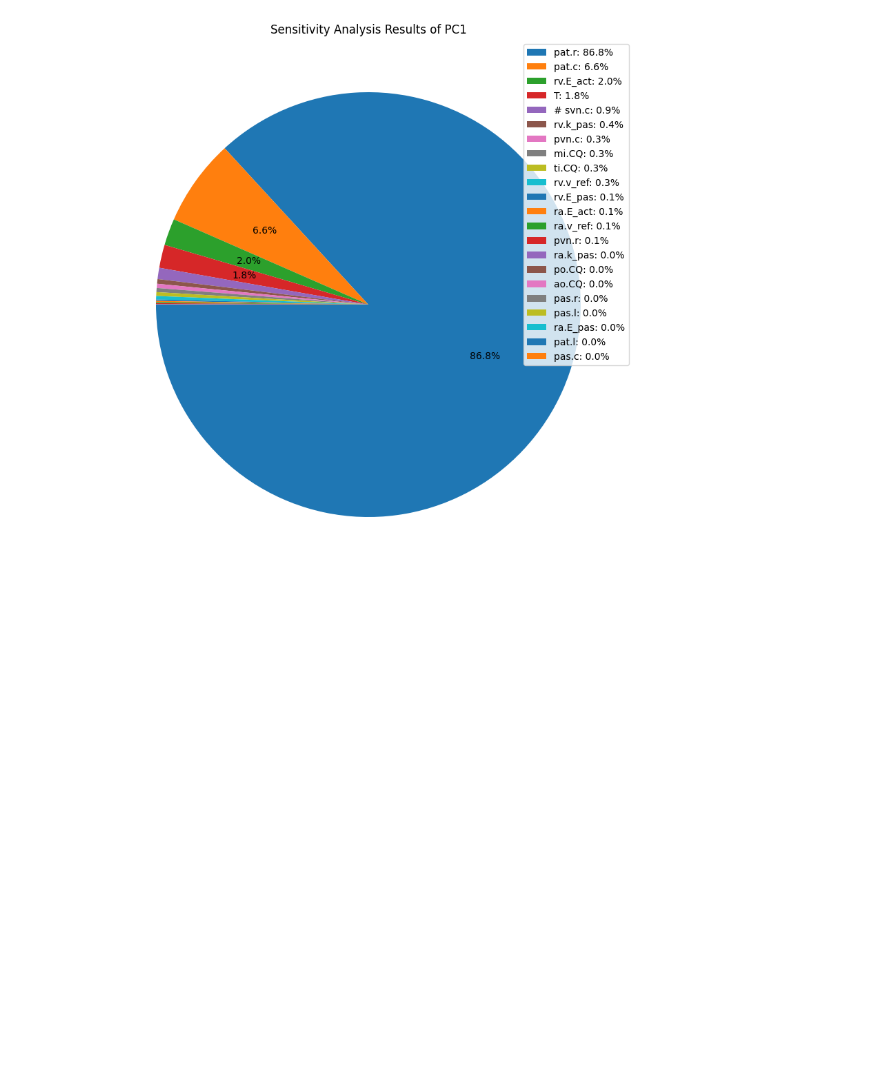
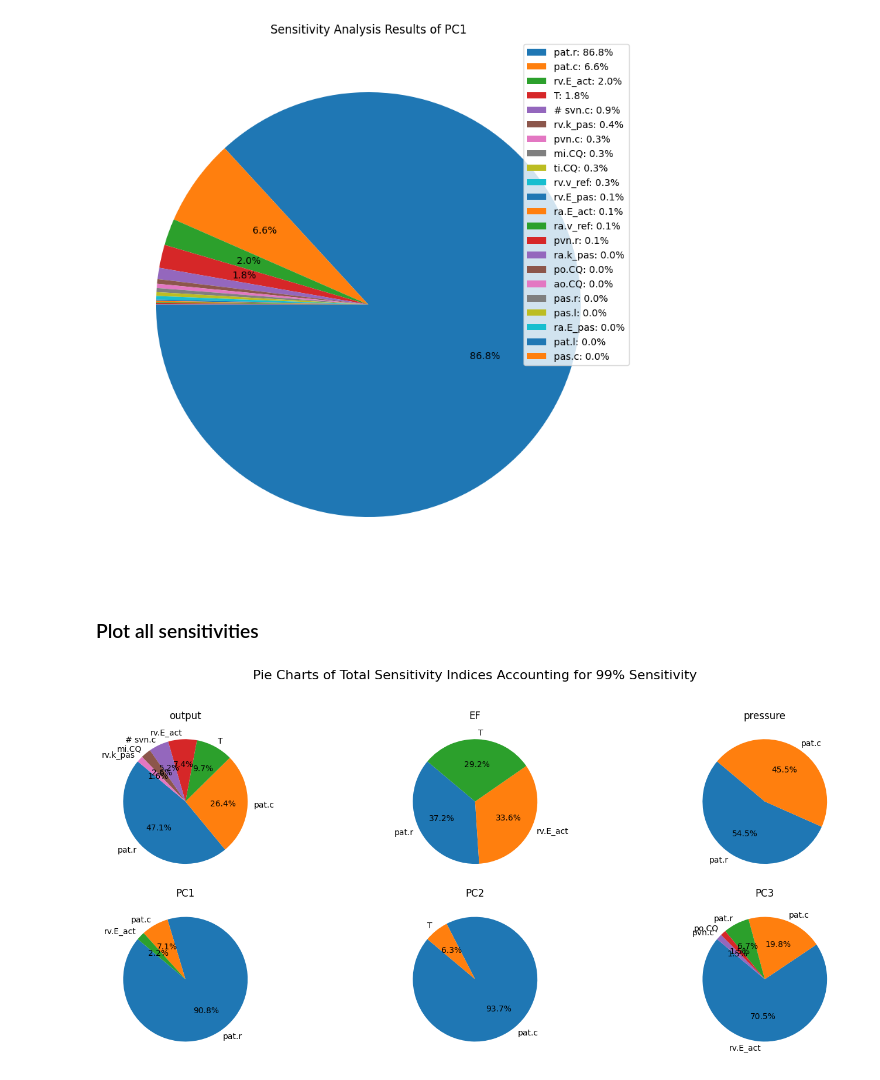
Before and after one commit to FayFrost107/ModularCircFF, a Jupyter notebook: ExploreModularCirc/SA_fixedleftheart.ipynb, the cells around one changed output. Drawn from its saved outputs; the diff is of its cells as text; code cells hidden in the pictures; blank space fills up the shorter version.

```diff
--- a/ExploreModularCirc/SA_fixedleftheart.ipynb
+++ b/ExploreModularCirc/SA_fixedleftheart.ipynb
@@ -225,3 +225,63 @@ plt.legend(wedges, legend_labels, loc="best")
 plt.show()
 # %% [output]
 [figure]
+# %% [markdown]
+### Plot all sensitivities
+# %%
+
+# Directory containing the CSV files
+csv_directory = "../ExploreModularCirc/RH_sensitivity_results"
+
+# Get list of CSV files in the directory
+csv_files = [f for f in os.listdir(csv_directory) if f.endswith(".csv")]
+
+# Set up the overall plot
+fig, axes = plt.subplots(3, 3, figsize=(15, 10))
+fig.suptitle("Pie Charts of Total Sensitivity Indices Accounting for 99% Sensitivity", fontsize=16)
+
+# Flatten the axes array to easily index subplots
+axes = axes.flatten()
+
+# Loop through the CSV files and plot pie charts
+for i, file_name in enumerate(csv_files):
+    # Read the CSV file
+    file_path = os.path.join(csv_directory, file_name)
+    df = pd.read_csv(file_path, index_col=0)
+
+    # Extract data for the pie chart
+    labels = df.index
+    sizes = df["ST"]
+
+    # Sort sizes and compute cumulative contribution
+    sorted_indices = sizes.argsort()[::-1]
+    sorted_sizes = sizes.iloc[sorted_indices]
+    sorted_labels = labels[sorted_indices]
+
+    cumulative_sum = sorted_sizes.cumsum()
+    total_sum = sorted_sizes.sum()
+
+    # Filter labels accounting for 95% of sensitivity
+    significant_indices = cumulative_sum <= 0.96 * total_sum
+
+    # Include the last element if necessary to reach the threshold
+    #if not significant_indices.iloc[-1]:
+    #    significant_indices.iloc[significant_indices.idxmax() + 1] = True
+
+    filtered_sizes = sorted_sizes[significant_indices]
+    filtered_labels = sorted_labels[significant_indices]
+
+     # Extract title as the part after the last underscore in the filename
+    title = file_name.rsplit("_", 1)[-1].replace(".csv", "")
+
+    # Plot pie chart
+    axes[i].pie(filtered_sizes, labels=filtered_labels, autopct='%1.1f%%', startangle=140)
+    axes[i].set_title(title)
+
+# Remove unused subplots
+for j in range(len(csv_files), len(axes)):
+    fig.delaxes(axes[j])
+
+plt.tight_layout(rect=[0, 0, 1, 0.96])
+plt.show()
+# %% [output]
+[figure, added]
```
Also changed, not shown: parts of 2 cells of this notebook, 13 other files.
